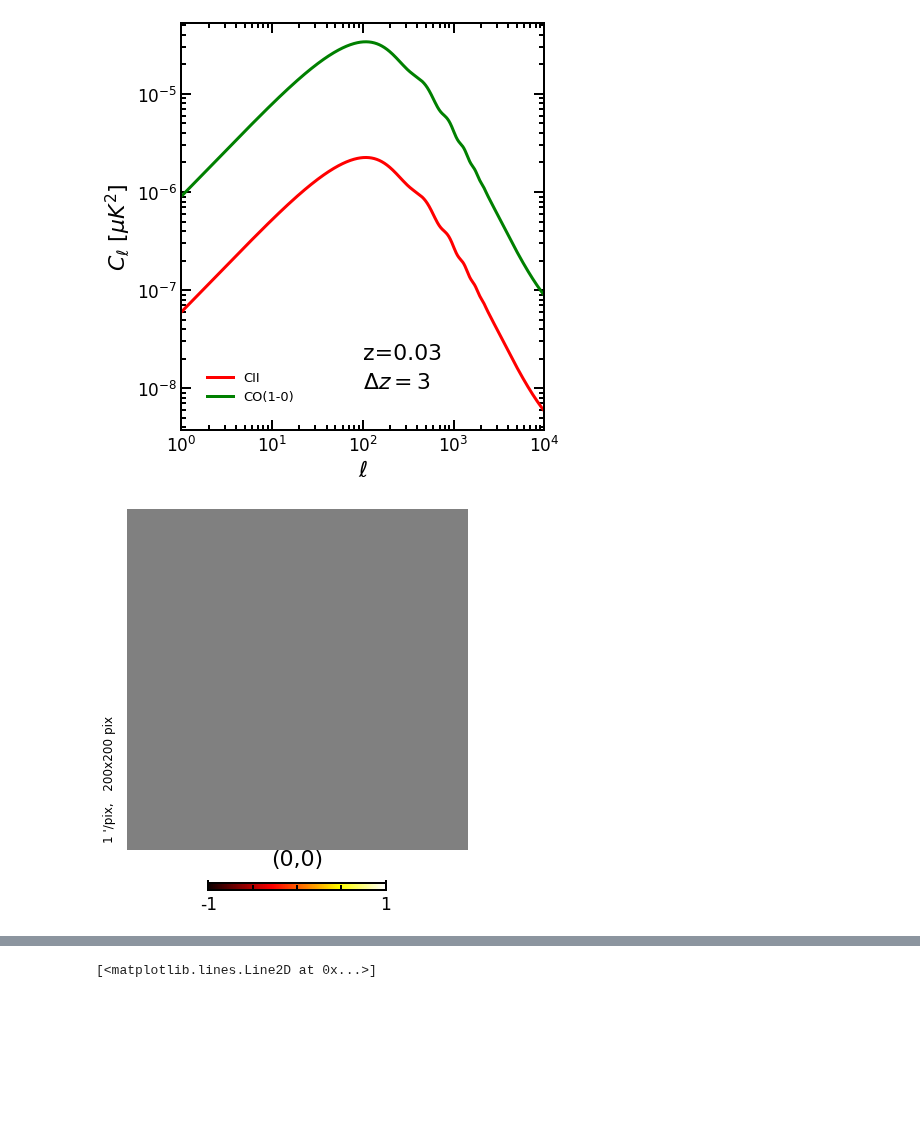
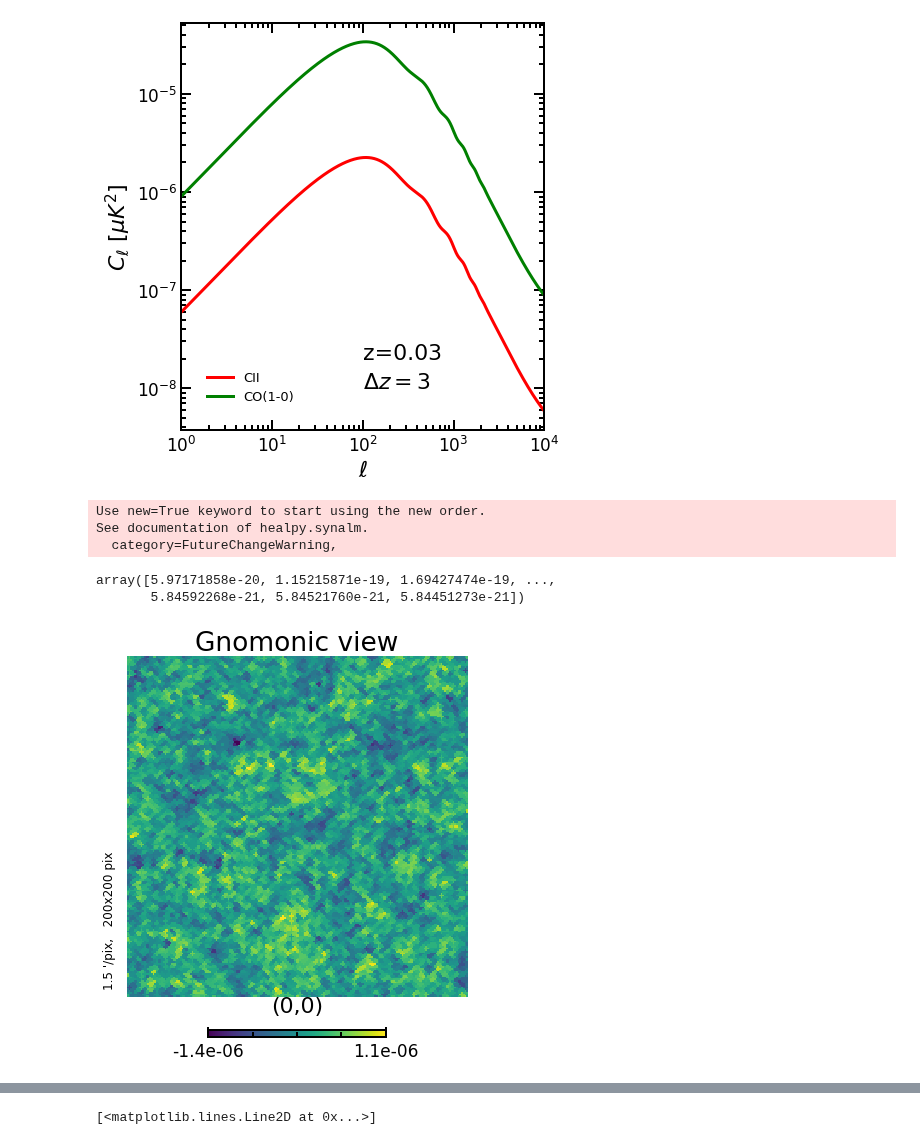
Before and after one commit to Anirbancosmo/Limpy, a Jupyter notebook: notebook/theory.ipynb, the cells around one changed output, grey strips where cells are left out. Saved outputs shown, nothing was run; the diff lists cells and outputs as text; code cells hidden in the pictures; blank space fills up the shorter version.

```diff
--- a/notebook/theory.ipynb
+++ b/notebook/theory.ipynb
@@ -201,7 +202,7 @@ plt.legend(loc=0, frameon=False)
 <matplotlib.legend.Legend at 0x...>
 [figure]
 # %%
-ell=np.linspace(0,10000,num=10001)
+ell=np.linspace(1,10000,num=10000)
 # %%
 z=3
 deltaz=0.03
@@ -223,13 +224,22 @@ plt.tight_layout()
 # %%
 import healpy as hp
 np.random.seed(11)
-map_cii=hp.synfast(cl_cii,nside=512)
+map_cii=hp.synfast(cl_cii,nside=1024)
+# %% [output]
+Use new=True keyword to start using the new order.
+See documentation of healpy.synalm.
+  category=FutureChangeWarning,
+# %%
+cl_cii
+# %% [output]
+array([5.97171858e-20, 1.15215871e-19, 1.69427474e-19, ...,
+       5.84592268e-21, 5.84521760e-21, 5.84451273e-21])
 # %%
 import matplotlib.colors as colors
-hp.gnomview(map_cii, reso=1, title='',cmap=plt.cm.get_cmap('hot'))
+hp.gnomview(map_cii)
 plt.savefig("map_CII.png")
 # %% [output]
-[figure, old version]
+[figure, new version]
 # %%
 np.random.seed(11)
 import healpy as hp
```
Also changed, not shown: parts of 11 cells of this notebook, 4 other files.
